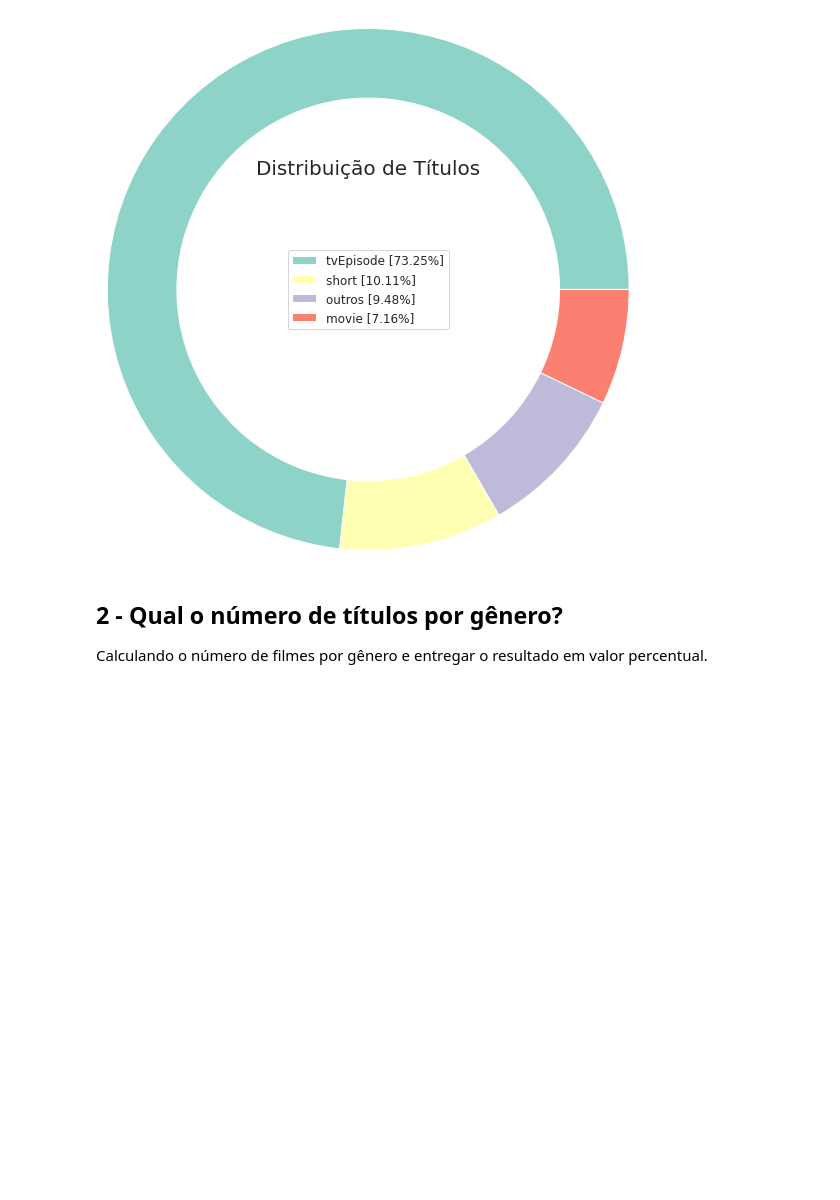
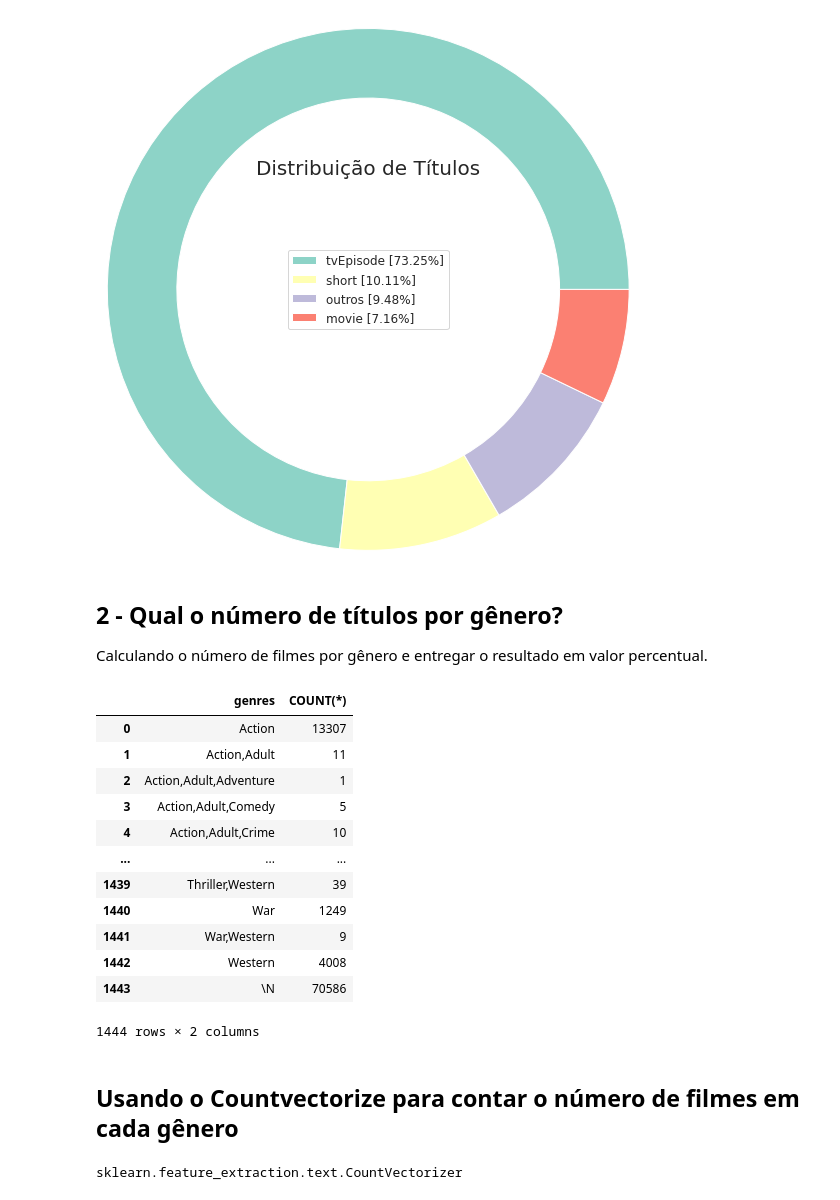
Before and after one commit to saul-rocha/Data_science_imdb, a Jupyter notebook: mini-projeto-imdb.ipynb, the cells around one changed output. Drawn from its saved outputs; the diff is of its cells as text; code cells hidden in the pictures; blank space fills up the shorter version.

```diff
--- a/mini-projeto-imdb.ipynb
+++ b/mini-projeto-imdb.ipynb
@@ -217,3 +215,25 @@ plt.show()
 ## 2 - Qual o número de títulos por gênero?
 
 Calculando o número de filmes por gênero e entregar o resultado em valor percentual.
+# %%
+#Criando a consulta SQL
+consulta2 = "SELECT genres, COUNT(*) FROM titles WHERE type = 'movie' GROUP BY genres"
+# %%
+#Aplicando a query na conexão
+resultado2 = pd.read_sql_query(consulta2,conn)
+# %%
+display(resultado2)
+# %% [output]
+|  | genres | COUNT(*) |
+| 0 | Action | 13307 |
+| 1 | Action,Adult | 11 |
+| 2 | Action,Adult,Adventure | 1 |
+| 3 | Action,Adult,Comedy | 5 |
+| 4 | Action,Adult,Crime | 10 |
+| ... | ... | ... |
+| 1439 | Thriller,Western | 39 |
+| 1440 | War | 1249 |
+| 1441 | War,Western | 9 |
+| 1442 | Western | 4008 |
+| 1443 | \N | 70586 |
+1444 rows × 2 columns
@@ -219,0 +246,2 @@ Calculando o número de filmes por gênero e entregar o resultado em valor perce
+# %% [markdown]
+## Usando o Countvectorize para contar o número de filmes em cada gênero
@@ -219,0 +254,4 @@ Calculando o número de filmes por gênero e entregar o resultado em valor perce
+# %%
+type(vetor)
+# %% [output]
+sklearn.feature_extraction.text.CountVectorizer
```
Also changed, not shown: parts of 27 cells of this notebook.
